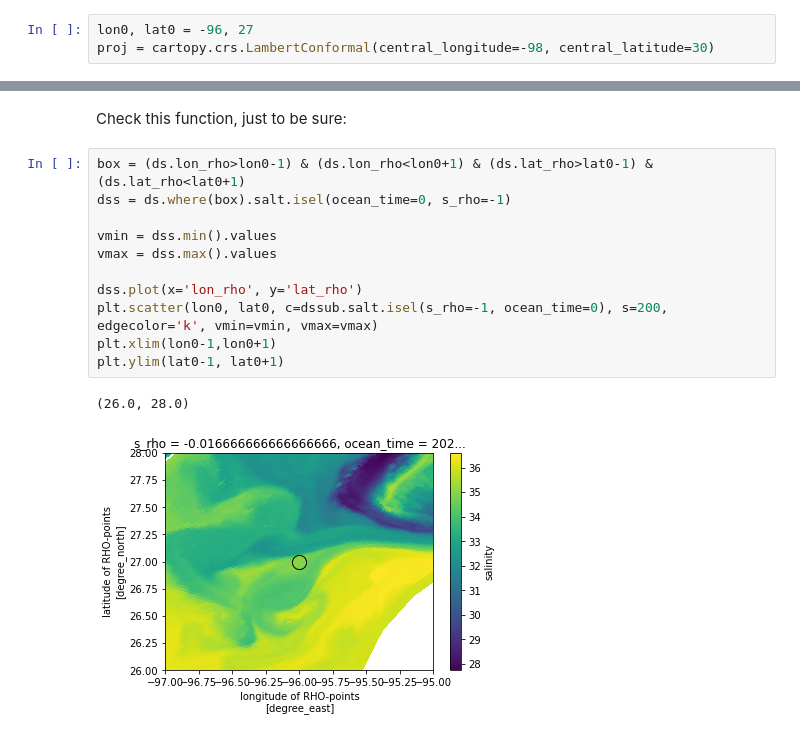
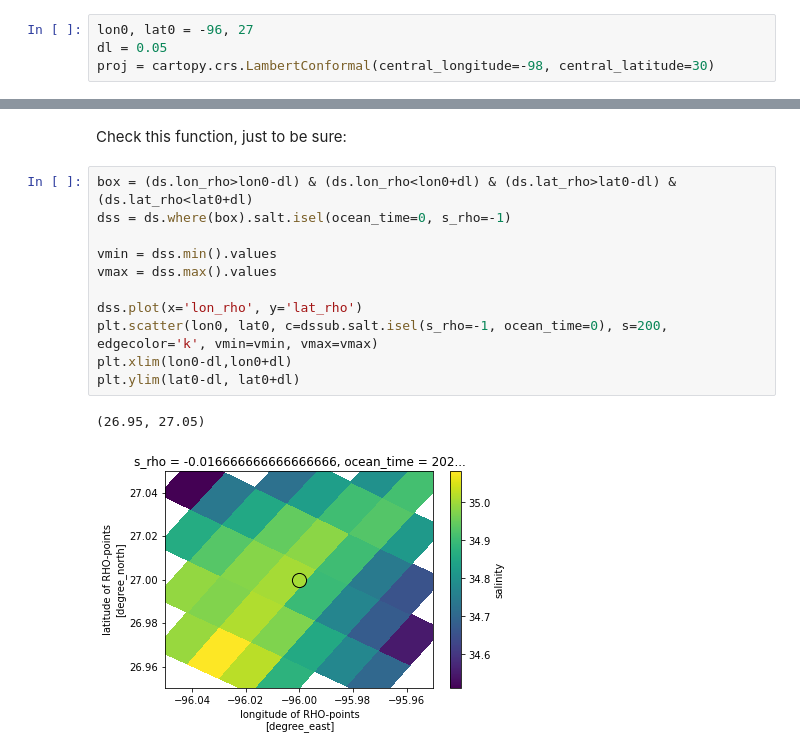
Before and after one commit to xoceanmodel/xroms, a Jupyter notebook: examples/select_data.ipynb, the cells around one changed output, grey strips where cells are left out. Saved outputs shown, nothing was run; the diff lists cells and outputs as text.

```diff
--- a/examples/select_data.ipynb
+++ b/examples/select_data.ipynb
@@ -573,6 +573,7 @@ Can't use `sel` because it will only search in one coordinate for the nearest va
 Find the model output at the grid node nearest the point (lon0, lat0). You can create the projection to use for the distance calculation in `sel2d` and input it into the function, or you can let it choose a default for you.
 # %%
 lon0, lat0 = -96, 27
+dl = 0.05
 proj = cartopy.crs.LambertConformal(central_longitude=-98, central_latitude=30)
 # %%
 dssub = xroms.utilities.sel2d(ds, lon0, lat0, proj)
@@ -583,16 +584,16 @@ ix, iy = xroms.utilities.argsel2d(ds, lon0, lat0, proj)
 # %% [markdown]
 Check this function, just to be sure:
 # %%
-box = (ds.lon_rho>lon0-1) & (ds.lon_rho<lon0+1) & (ds.lat_rho>lat0-1) & (ds.lat_rho<lat0+1)
+box = (ds.lon_rho>lon0-dl) & (ds.lon_rho<lon0+dl) & (ds.lat_rho>lat0-dl) & (ds.lat_rho<lat0+dl)
 dss = ds.where(box).salt.isel(ocean_time=0, s_rho=-1)
 
 vmin = dss.min().values
 vmax = dss.max().values
 
 dss.plot(x='lon_rho', y='lat_rho')
 plt.scatter(lon0, lat0, c=dssub.salt.isel(s_rho=-1, ocean_time=0), s=200, edgecolor='k', vmin=vmin, vmax=vmax)
-plt.xlim(lon0-1,lon0+1)
-plt.ylim(lat0-1, lat0+1)
+plt.xlim(lon0-dl,lon0+dl)
+plt.ylim(lat0-dl, lat0+dl)
 # %% [output]
-(26.0, 28.0)
+(26.95, 27.05)
-[figure, old version]
+[figure, new version]
```
Also changed, not shown: parts of 3 cells of this notebook.
